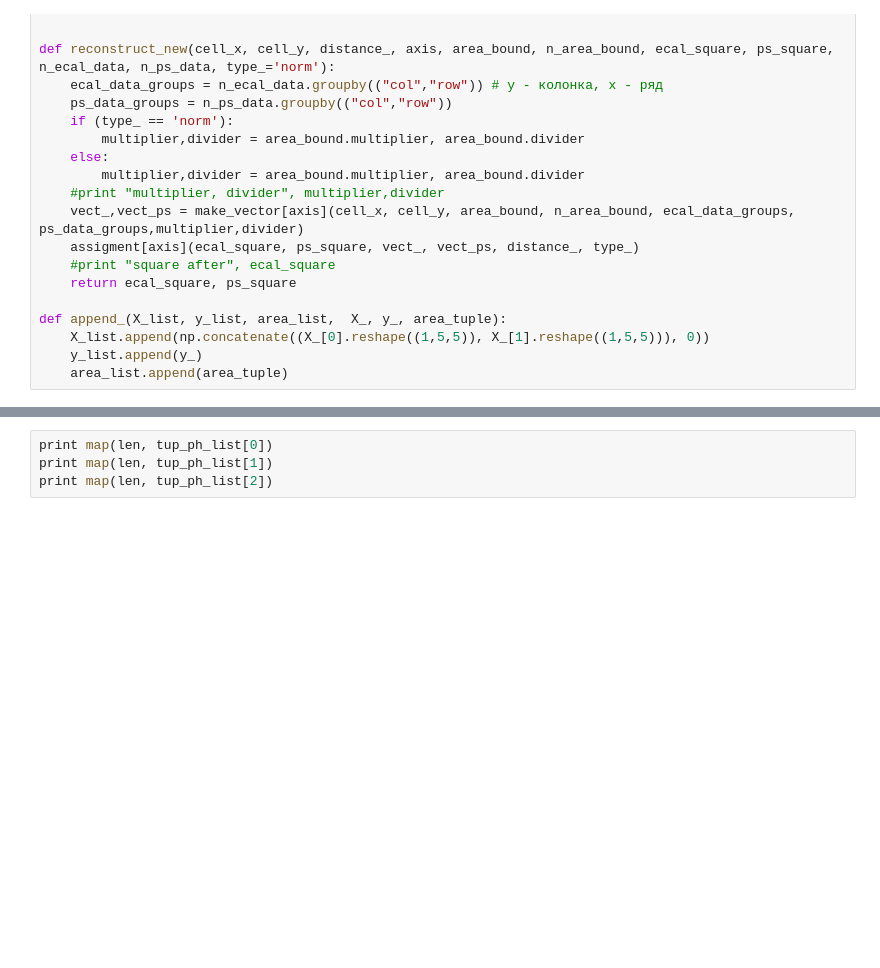
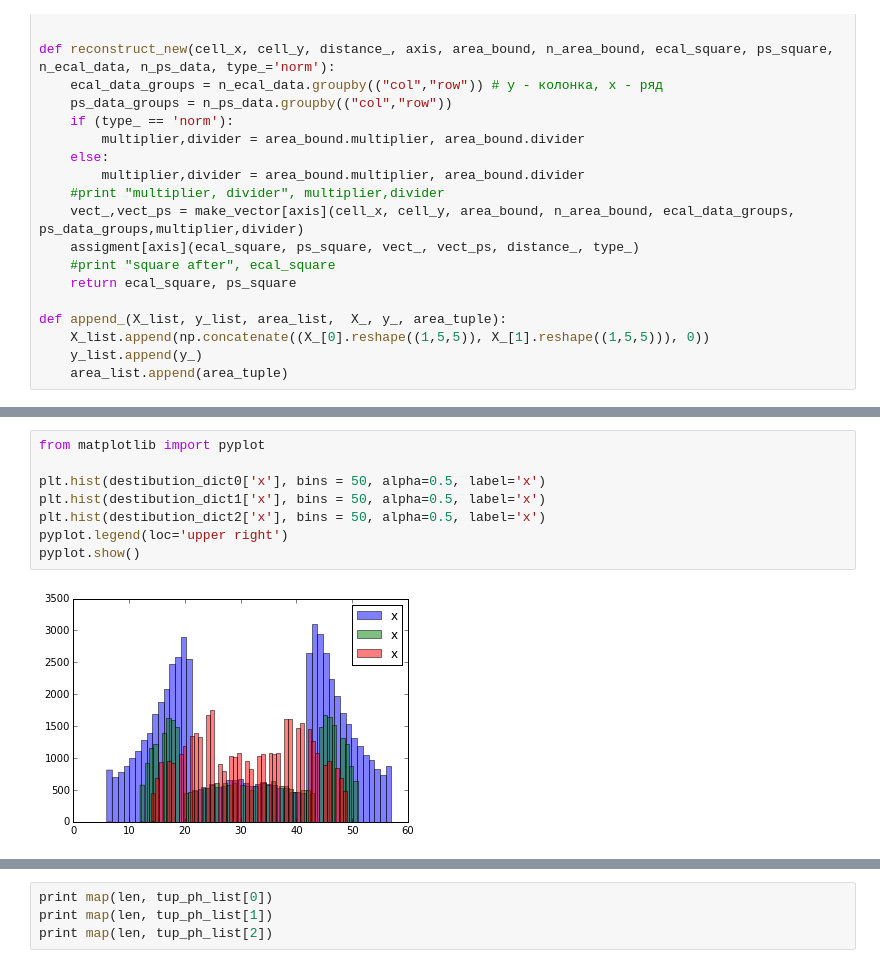
Before and after one commit to sayankotor/ecal_sep, a Jupyter notebook: utils/selecting_from_ROOT_with_hypo-new_select-Copy92.ipynb, the cells around one changed output, grey strips where cells are left out. Cells and saved outputs as stored; diff of their text form; blank space fills up the shorter version.

```diff
--- a/utils/selecting_from_ROOT_with_hypo-new_select-Copy92.ipynb
+++ b/utils/selecting_from_ROOT_with_hypo-new_select-Copy92.ipynb
@@ -144,0 +210,10 @@ def append_(X_list, y_list, area_list,  X_, y_, area_tuple):
+# %%
+from matplotlib import pyplot
+
+plt.hist(destibution_dict0['x'], bins = 50, alpha=0.5, label='x')
+plt.hist(destibution_dict1['x'], bins = 50, alpha=0.5, label='x')
+plt.hist(destibution_dict2['x'], bins = 50, alpha=0.5, label='x')
+pyplot.legend(loc='upper right')
+pyplot.show()
+# %% [output]
+[figure, added]
```
Also changed, not shown: parts of 30 cells of this notebook, 2 other files.
